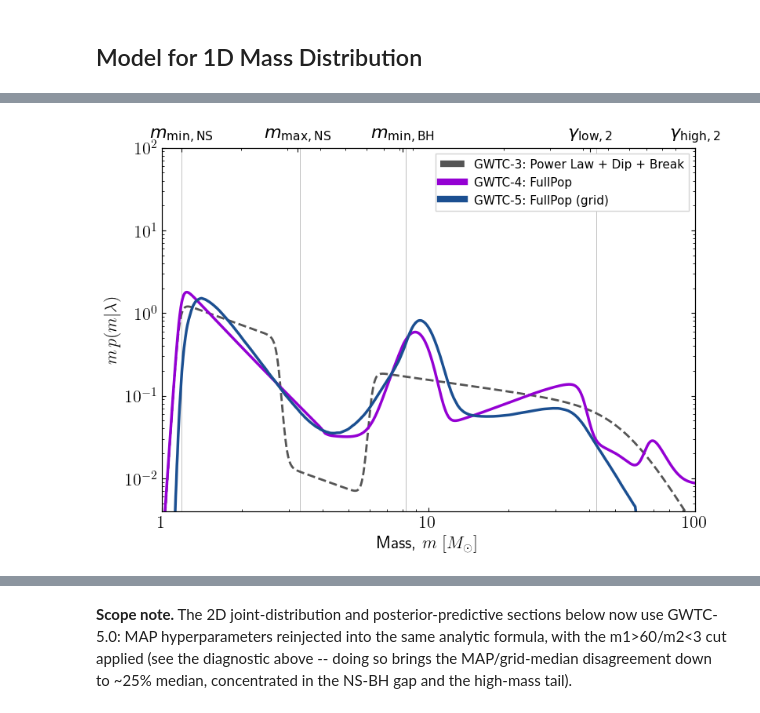
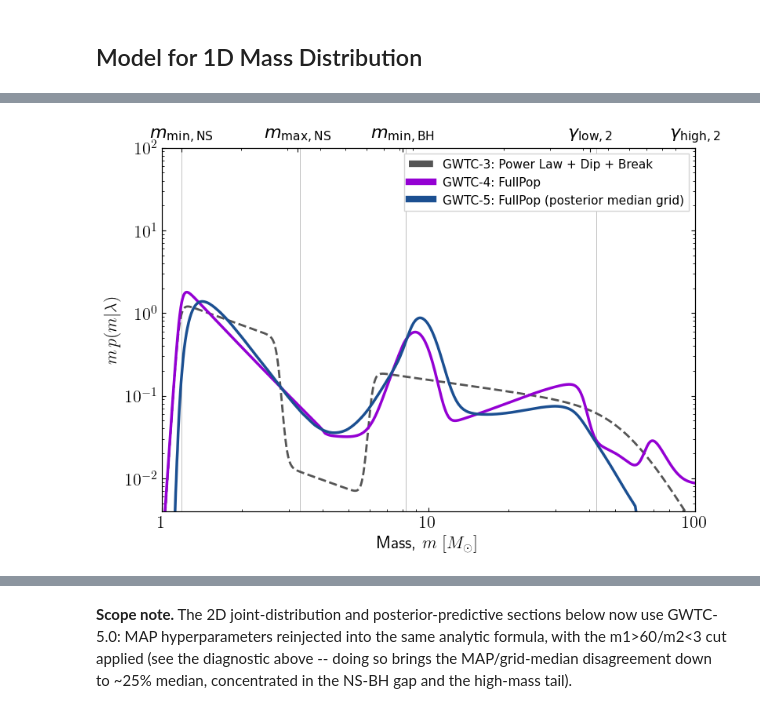
Before and after one commit to weizmannk/cbc-population-distributions, a Jupyter notebook: scripts/notebooks/quick_start.ipynb, the cells around one changed output, grey strips where cells are left out. Drawn from its saved outputs; the diff is of its cells as text; code cells hidden in the pictures.

```diff
--- a/scripts/notebooks/quick_start.ipynb
+++ b/scripts/notebooks/quick_start.ipynb
@@ -960,13 +960,15 @@ N_HIST_BINS: int = 100
 #: upper limit (guards against single-pixel spikes swamping the palette).
 VMAX_PERCENTILE: float = 99.0
 
-#: How to compute the GWTC-5 FullPop curve below: "grid" reads the
-#: primary_mass rate grid from the popsummary file and takes the
-#: posterior median (matches the grid/median convention used elsewhere
-#: in this migration); "map" reproduces the old analytic fullpop()
-#: evaluation at the MAP hyperparameter sample. Flip this one flag to
-#: switch back to MAP -- nothing else in this cell needs to change.
-FULLPOP5_CURVE: str = "grid"  # "grid" or "map"
+#: How to compute the GWTC-5 mass curve:
+#: "grid" uses the posterior-median 1D primary-mass rate grid directly
+#: from the GWTC-5 popsummary file. This is the preferred representation
+#: for GWTC-5 because it does not require selecting a single MAP
+#: hyperparameter sample.
+#:
+#: "map" is retained only as a legacy/diagnostic option and evaluates
+#: the analytic FullPop model at a single MAP hyperparameter sample.
+FULLPOP5_CURVE: str = "grid"  #  "map"
 
 # ------------------------------------------------------------------
 #  Figure 1 - 1D model comparison: GWTC-3 PDB vs GWTC-4 FullPop-4.0
@@ -1023,14 +1025,30 @@ boundary_labels = [
 
 # -- GWTC-5 FullPop curve: grid/median or MAP, per FULLPOP5_CURVE -------------
 if FULLPOP5_CURVE == "grid":
-    import h5py
+    # Same cached 2D joint grid the diagnostic cell below loads (built
+    # once by scripts/hyperparams/get_hyperparams.py into data/derived/),
+    # marginalised over m2, rather than opening the ~25 GB popsummary.h5
+    # for the separate 1D-only primary_mass grid -- that dataset isn't
+    # cached, but it represents the same posterior median as this one.
+    # Axis convention (stored as rates[m2_index, m1_index], so axis0=m2)
+    # verified with an assert in the diagnostic cell below.
+    _grids5_1d = np.load(os.path.join(DERIVED_DIR, "GWTC-5_0__popsummary__grids.npz"))
+    _grid_name_1d = "primary_mass_secondary_mass_joint_median"
+    grid_mass = _grids5_1d[f"{_grid_name_1d}__m1"]
+    _m2_pos_1d = _grids5_1d[f"{_grid_name_1d}__m2"]
+    _rates_1d = _grids5_1d[f"{_grid_name_1d}__rates"]
+    grid_median_rate = np.trapezoid(_rates_1d, _m2_pos_1d, axis=0)
 
-    with h5py.File(GWTC5_FULLPOP_POPSUMMARY, "r") as f:
-        g = f["posterior/rates_on_grids/primary_mass"]
-        _grid_mass = g["positions"][0]
-        _grid_median_rate = np.median(g["rates"][:], axis=0)
-    model_fullpop5 = np.interp(m_1d, _grid_mass, _grid_median_rate)
-    fullpop5_label = "GWTC-5: FullPop (grid)"
+    model_fullpop5 = np.interp(
+        m_1d,
+        grid_mass,
+        grid_median_rate,
+        left=0.0,
+        right=0.0,
+    )
+
+    fullpop5_label = "GWTC-5: FullPop (posterior median grid)"
+
 elif FULLPOP5_CURVE == "map":
     model_fullpop5 = fullpop(m_1d, hyperparams5)
     fullpop5_label = "GWTC-5: FullPop (MAP)"
@@ -1105,4 +1123,4 @@ plt.show()
-[figure, old version]
+[figure, new version]
 # %%
 # Diagnostic: analytic MAP model vs. grid-median, GWTC-5.0.
 # Compares fullpop(m, hyperparams5) to the posterior-median rate grid,
```
Also changed, not shown: parts of 25 cells of this notebook, 59 other files.
